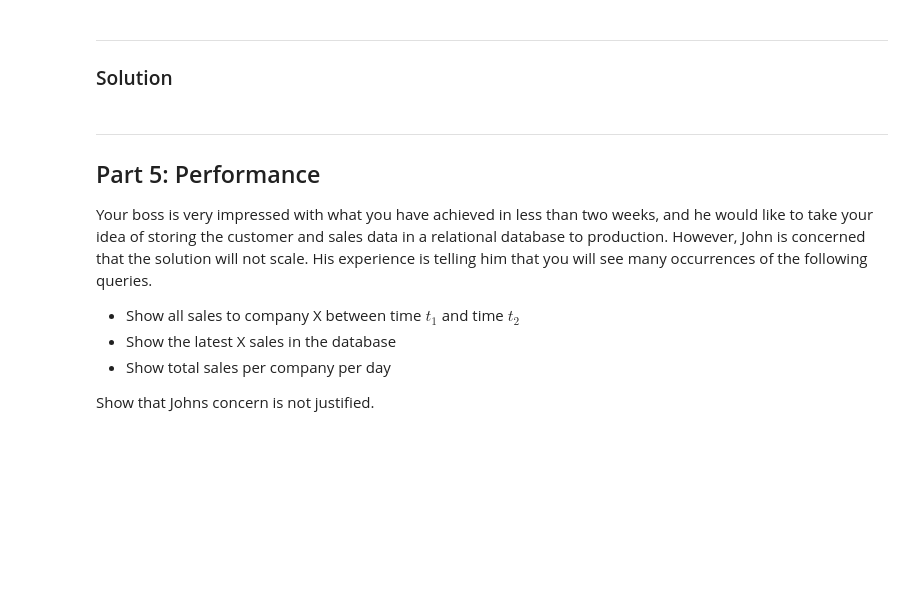
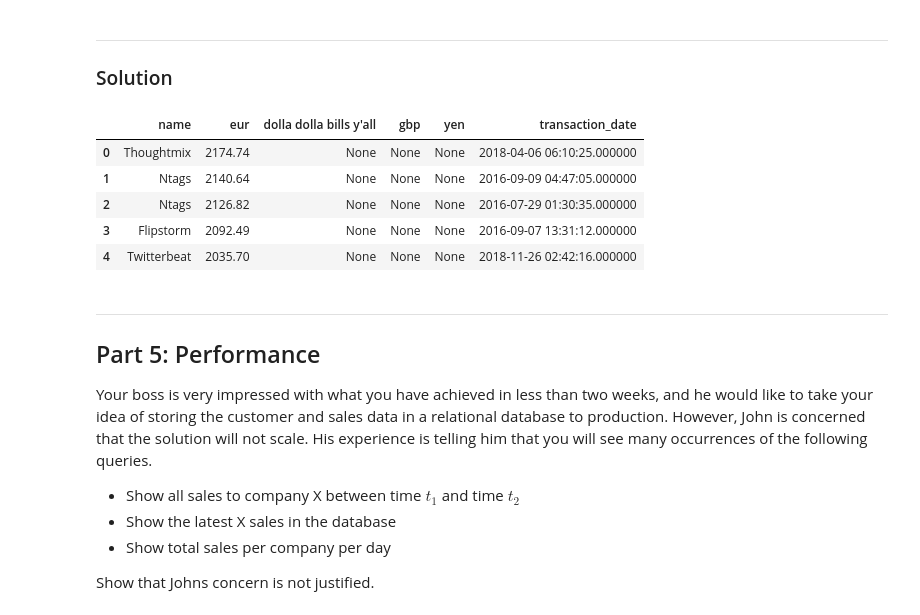
Before and after one commit to grimurz/project1, a Jupyter notebook: Project 1 - Customer Database.ipynb, the cells around one changed output. Cells and saved outputs as stored; diff of their text form; code cells hidden in the pictures; blank space fills up the shorter version.

```diff
--- a/Project 1 - Customer Database.ipynb
+++ b/Project 1 - Customer Database.ipynb
@@ -486,6 +505,30 @@ Remember, you are taking this to your new boss, so think about how you present t
 # %% [markdown]
 ---
 ### Solution
+# %%
+conn = sqlite3.connect('project1.sqlite')
+
+query = '''
+SELECT
+    c.name,
+    t.eur,
+    t.usd as 'dolla dolla bills y''all',
+    t.gbp,
+    t.yen,
+    t.transaction_date
+FROM trans t
+JOIN company c on t.company_id = c.id
+order by eur desc
+limit 5
+'''
+pd.read_sql_query(query, conn)
+# %% [output]
+|  | name | eur | dolla dolla bills y'all | gbp | yen | transaction_date |
+| 0 | Thoughtmix | 2174.74 | None | None | None | 2018-04-06 06:10:25.000000 |
+| 1 | Ntags | 2140.64 | None | None | None | 2016-09-09 04:47:05.000000 |
+| 2 | Ntags | 2126.82 | None | None | None | 2016-07-29 01:30:35.000000 |
+| 3 | Flipstorm | 2092.49 | None | None | None | 2016-09-07 13:31:12.000000 |
+| 4 | Twitterbeat | 2035.70 | None | None | None | 2018-11-26 02:42:16.000000 |
 # %% [markdown]
 ---
 ## Part 5: Performance
```
Also changed, not shown: parts of 12 cells of this notebook, 1 other file.
